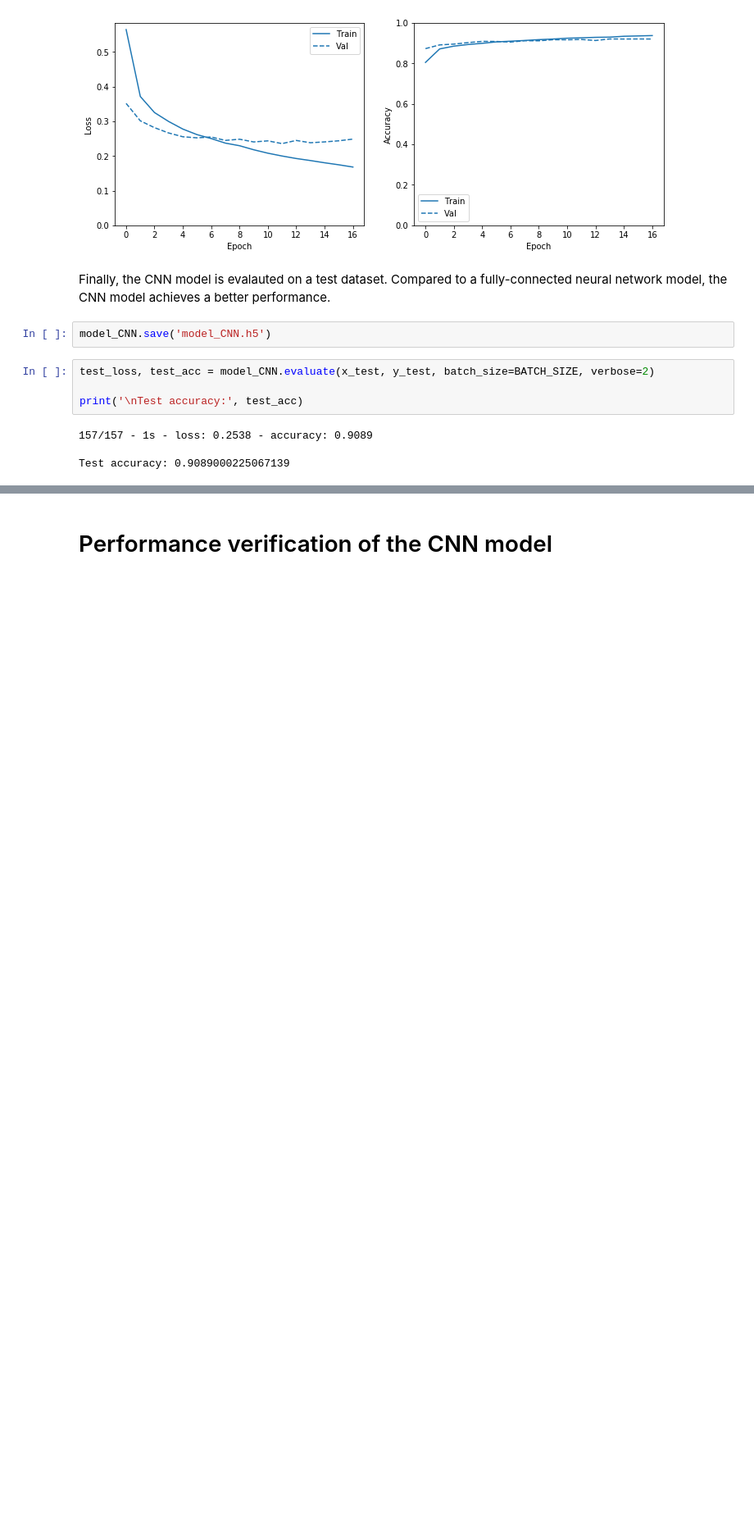
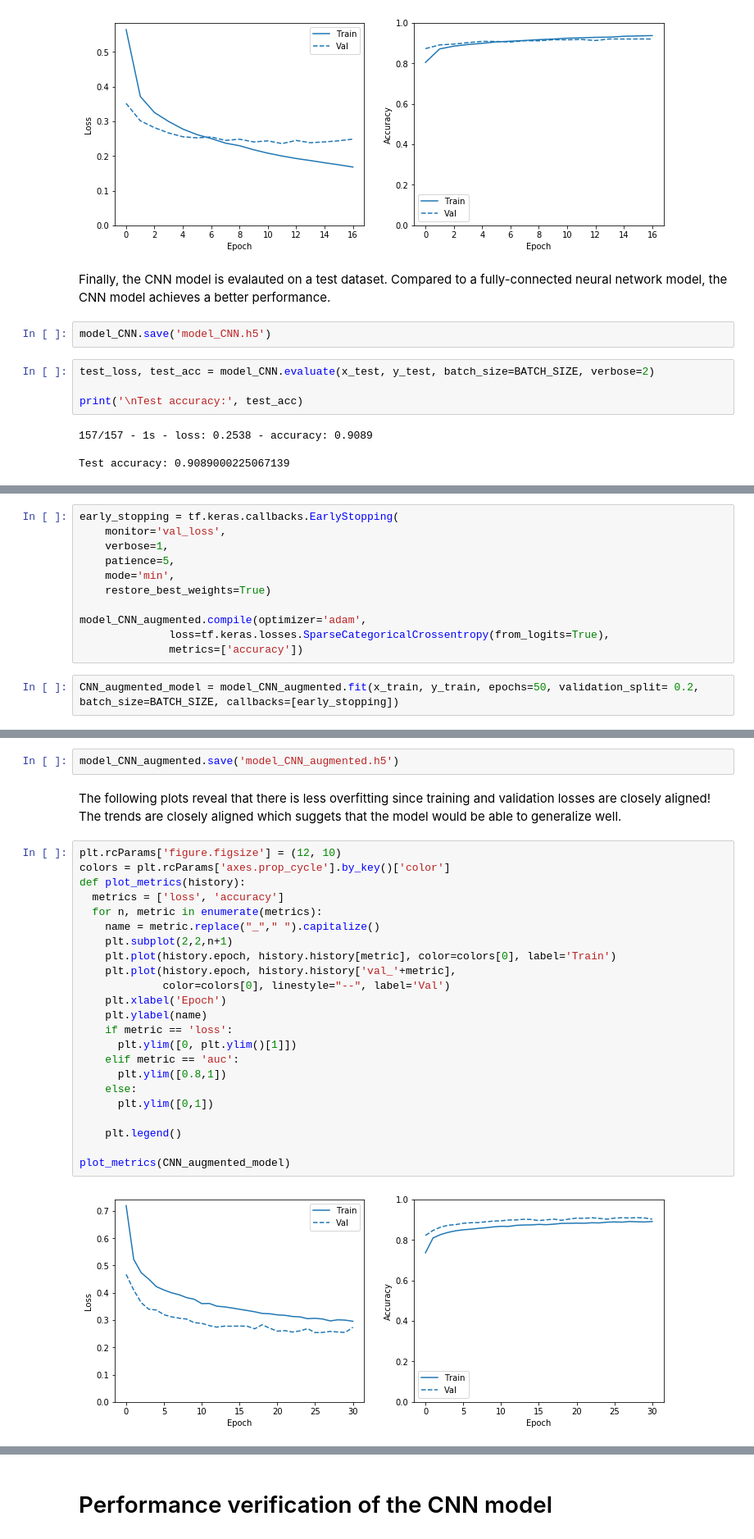
Before and after one commit to salilrsharma/My-Data-Science-Portfolio, a Jupyter notebook: Fasion-MNIST image classification.ipynb, the cells around one changed output, grey strips where cells are left out. Shown at 82% size. Saved outputs shown, nothing was run; the diff lists cells and outputs as text; blank space fills up the shorter version.

```diff
--- a/Fasion-MNIST image classification.ipynb
+++ b/Fasion-MNIST image classification.ipynb
@@ -341,0 +414,13 @@ Test accuracy: 0.9089000225067139
+# %%
+early_stopping = tf.keras.callbacks.EarlyStopping(
+    monitor='val_loss',
+    verbose=1,
+    patience=5,
+    mode='min',
+    restore_best_weights=True)
+
+model_CNN_augmented.compile(optimizer='adam',
+              loss=tf.keras.losses.SparseCategoricalCrossentropy(from_logits=True),
+              metrics=['accuracy'])
+# %%
+CNN_augmented_model = model_CNN_augmented.fit(x_train, y_train, epochs=50, validation_split= 0.2, batch_size=BATCH_SIZE, callbacks=[early_stopping])
@@ -341,0 +445,29 @@ Test accuracy: 0.9089000225067139
+# %%
+model_CNN_augmented.save('model_CNN_augmented.h5')
+# %% [markdown]
+The following plots reveal that there is less overfitting since training and validation losses are closely aligned! The trends are closely aligned which suggets that the model would be able to generalize well.
+# %%
+plt.rcParams['figure.figsize'] = (12, 10)
+colors = plt.rcParams['axes.prop_cycle'].by_key()['color']
+def plot_metrics(history):
+  metrics = ['loss', 'accuracy']
+  for n, metric in enumerate(metrics):
+    name = metric.replace("_"," ").capitalize()
+    plt.subplot(2,2,n+1)
+    plt.plot(history.epoch, history.history[metric], color=colors[0], label='Train')
+    plt.plot(history.epoch, history.history['val_'+metric],
+             color=colors[0], linestyle="--", label='Val')
+    plt.xlabel('Epoch')
+    plt.ylabel(name)
+    if metric == 'loss':
+      plt.ylim([0, plt.ylim()[1]])
+    elif metric == 'auc':
+      plt.ylim([0.8,1])
+    else:
+      plt.ylim([0,1])
+
+    plt.legend()
+
+plot_metrics(CNN_augmented_model)
+# %% [output]
+[figure, added]
```
Also changed, not shown: parts of 15 cells of this notebook.
